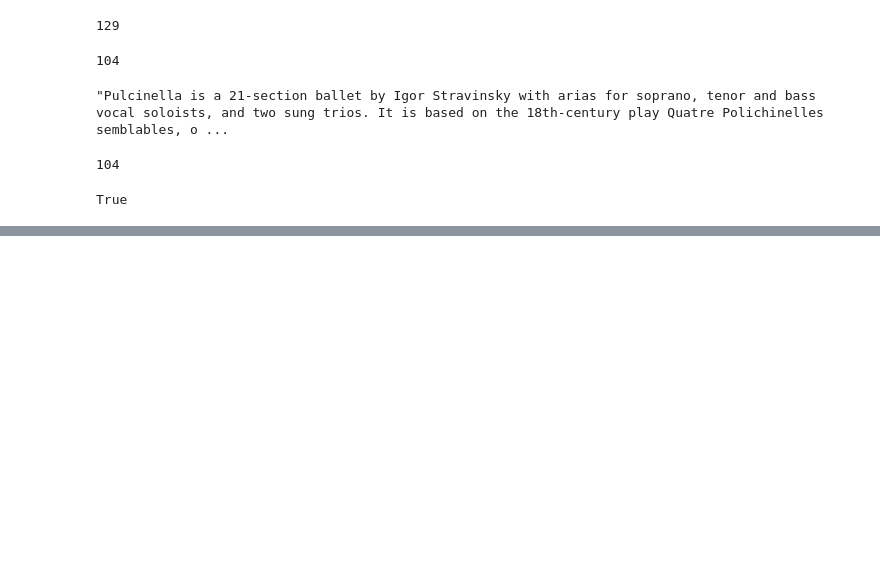
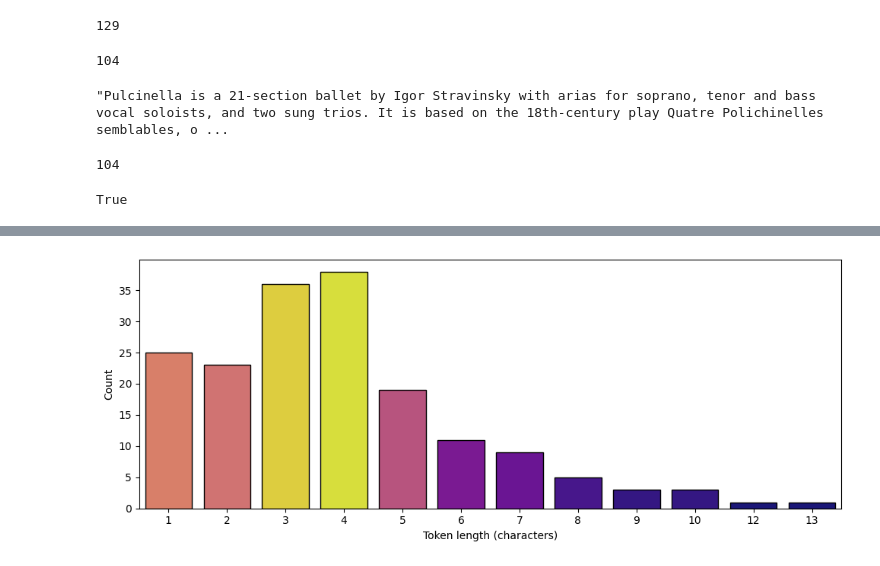
Before and after one commit to Saransh-Basu-01/50-Ml-Projects-to-understand-LLMs, a Jupyter notebook: Project_3_pandas_frequency_tables_of_token_length.ipynb, the cells around one changed output, grey strips where cells are left out. Drawn from its saved outputs; the diff is of its cells as text; code cells hidden in the pictures; blank space fills up the shorter version.

```diff
--- a/Project_3_pandas_frequency_tables_of_token_length.ipynb
+++ b/Project_3_pandas_frequency_tables_of_token_length.ipynb
@@ -54,0 +64,4 @@ True
+# %%
+token_lens = [len(tokenizer.decode(t)) for t in tokens]
+# %%
+df=pd.DataFrame({'tokens_index':tokens,'token_length':token_lens})
@@ -54,0 +95,18 @@ True
+# %%
+
+val_counts=df['token_length'].value_counts()
+# %%
+# specify figure size
+plt.figure(figsize=(10,4))
+
+# draw the bar plot
+sns.barplot(x=val_counts.index,y=val_counts.values,edgecolor='k',
+            hue=val_counts.values,palette='plasma',legend=False)
+
+# adjustments
+plt.gca().set(xlabel='Token length (characters)',ylabel='Count')
+
+plt.tight_layout()
+plt.show()
+# %% [output]
+[figure, added]
```
Also changed, not shown: parts of 3 cells of this notebook.
